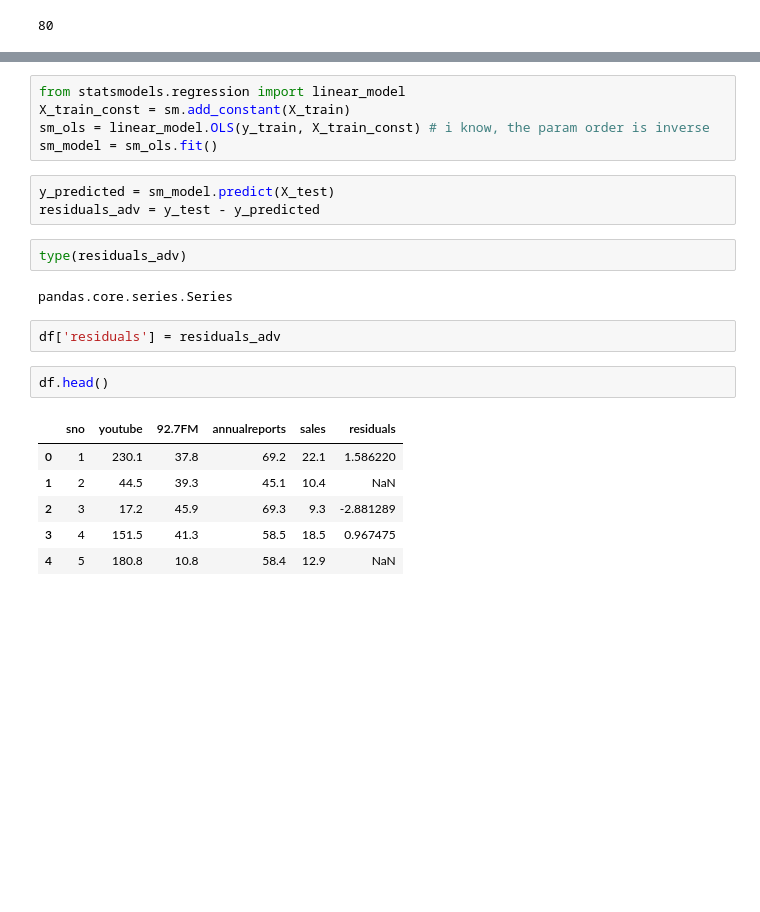
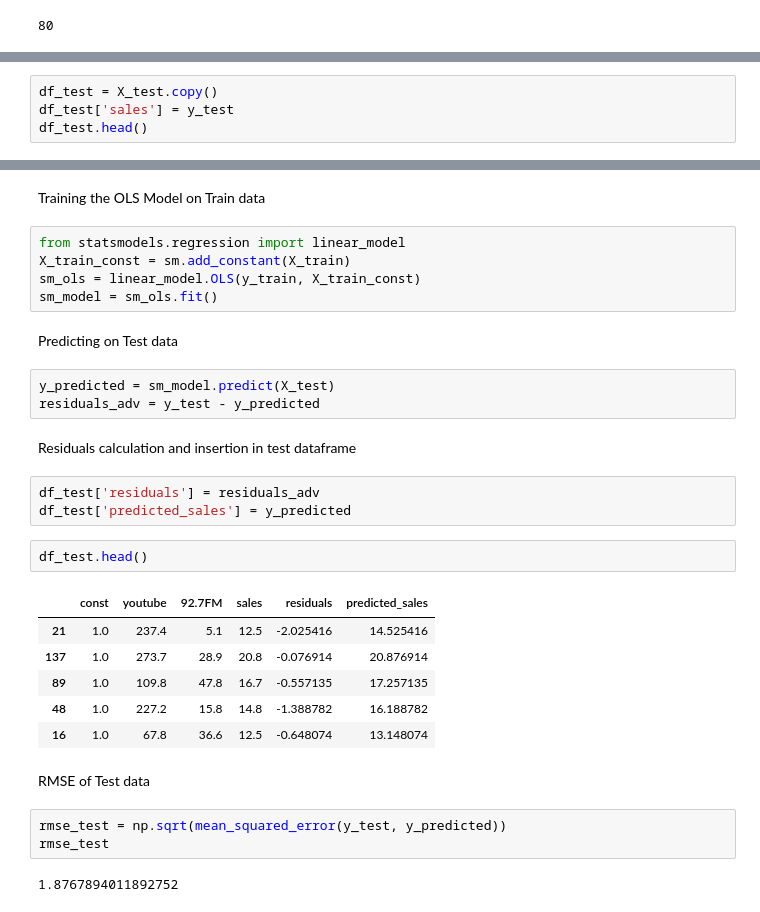
Before and after one commit to chain-veerender/datascience, a Jupyter notebook: Linear_regression.ipynb, the cells around one changed output, grey strips where cells are left out. Cells and saved outputs as stored; diff of their text form; blank space fills up the shorter version.

```diff
--- a/Linear_regression.ipynb
+++ b/Linear_regression.ipynb
@@ -731,0 +739,4 @@ X_test.head()
+# %%
+df_test = X_test.copy()
+df_test['sales'] = y_test
+df_test.head()
@@ -732,23 +750,33 @@ X_test.head()
+# %% [markdown]
+Training the OLS Model on Train data
 # %%
 from statsmodels.regression import linear_model
 X_train_const = sm.add_constant(X_train)
-sm_ols = linear_model.OLS(y_train, X_train_const) # i know, the param order is inverse
+sm_ols = linear_model.OLS(y_train, X_train_const)
 sm_model = sm_ols.fit()
+# %% [markdown]
+Predicting on Test data
 # %%
 y_predicted = sm_model.predict(X_test)
 residuals_adv = y_test - y_predicted
-# %%
-type(residuals_adv)
-# %% [output]
-pandas.core.series.Series
-# %%
-df['residuals'] = residuals_adv
+# %% [markdown]
+Residuals calculation and insertion in test dataframe
+# %%
+df_test['residuals'] = residuals_adv
+df_test['predicted_sales'] = y_predicted
 # %%
-df.head()
+df_test.head()
 # %% [output]
-|  | sno | youtube | 92.7FM | annualreports | sales | residuals |
-| 0 | 1 | 230.1 | 37.8 | 69.2 | 22.1 | 1.586220 |
-| 1 | 2 | 44.5 | 39.3 | 45.1 | 10.4 | NaN |
-| 2 | 3 | 17.2 | 45.9 | 69.3 | 9.3 | -2.881289 |
-| 3 | 4 | 151.5 | 41.3 | 58.5 | 18.5 | 0.967475 |
-| 4 | 5 | 180.8 | 10.8 | 58.4 | 12.9 | NaN |
+|  | const | youtube | 92.7FM | sales | residuals | predicted_sales |
+| 21 | 1.0 | 237.4 | 5.1 | 12.5 | -2.025416 | 14.525416 |
+| 137 | 1.0 | 273.7 | 28.9 | 20.8 | -0.076914 | 20.876914 |
+| 89 | 1.0 | 109.8 | 47.8 | 16.7 | -0.557135 | 17.257135 |
+| 48 | 1.0 | 227.2 | 15.8 | 14.8 | -1.388782 | 16.188782 |
+| 16 | 1.0 | 67.8 | 36.6 | 12.5 | -0.648074 | 13.148074 |
+# %% [markdown]
+RMSE of Test data
+# %%
+rmse_test = np.sqrt(mean_squared_error(y_test, y_predicted))
+rmse_test
+# %% [output]
+1.8767894011892752
```
Also changed, not shown: parts of 37 cells of this notebook.
